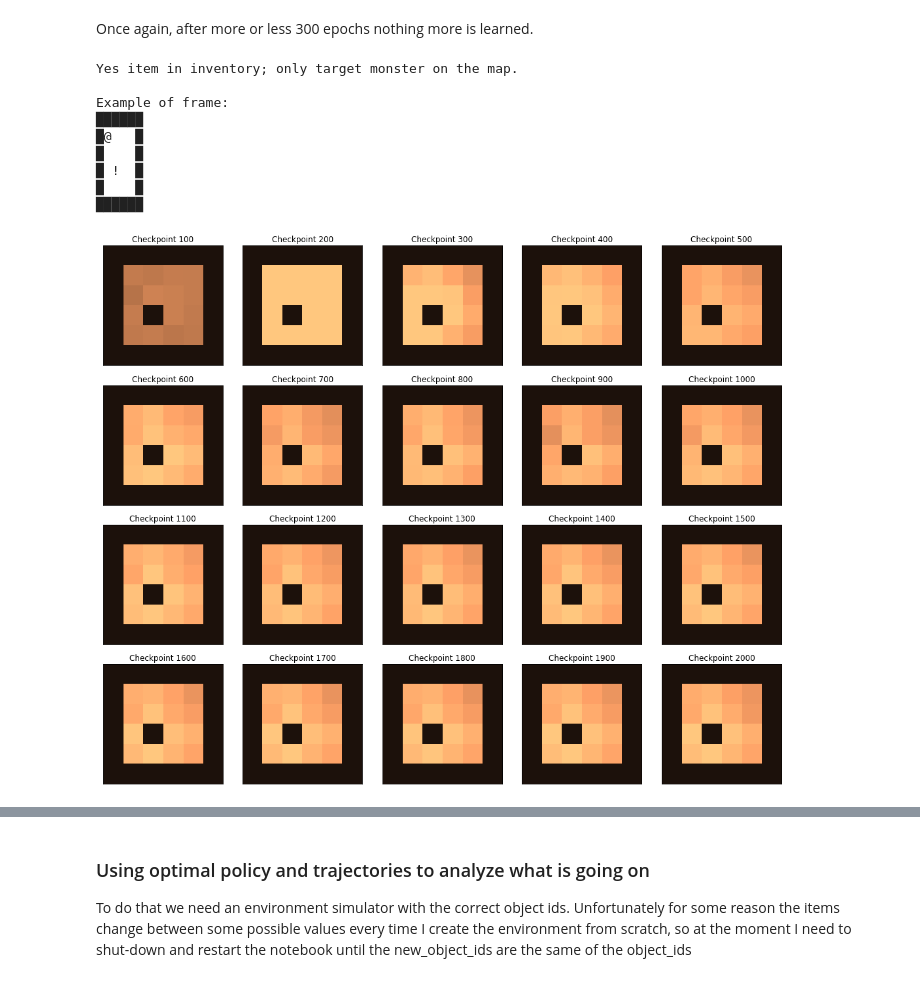
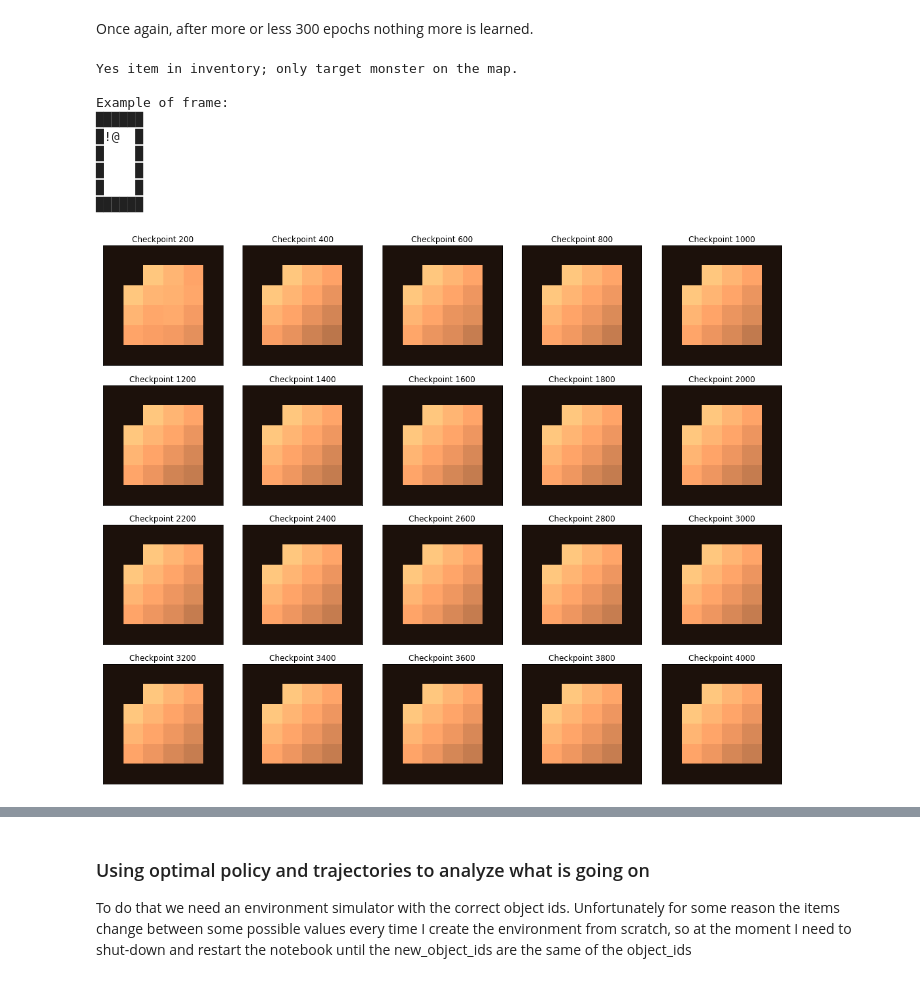
Before and after one commit to nicoladainese96/textMBRL, a Jupyter notebook: Value_debug_new.ipynb, the cells around one changed output, grey strips where cells are left out. Cells and saved outputs as stored; diff of their text form; code cells hidden in the pictures.

```diff
--- a/Value_debug_new.ipynb
+++ b/Value_debug_new.ipynb
@@ -45,7 +45,7 @@ loss_fn = F.mse_loss
 rb = train.nStepsReplayBuffer(memory_size, discount)
 # %%
 #training_dict = torch.load("saved/training_dict_n_steps_boot_100simul")
-training_dict = torch.load("save_dir/AAC/training_dict_2000")
+training_dict = torch.load("save_dir/optimal_value_AAE/training_dict_5000")
 object_ids = training_dict["object_ids"]
 value_net = training_dict["value_net"]
 target_net = training_dict["target_net"]
@@ -271,8 +281,8 @@ frames, targets = rb.get_batch(batch_size, n_steps, discount, target_net, device
 targets = targets.reshape(-1).cpu().numpy()
 with torch.no_grad():
     value_net.eval()
-    trg_values = target_net(frames).squeeze(1).cpu().numpy()
-    values = value_net(frames).squeeze(1).cpu().numpy()
+    trg_values = target_net(frames).flatten().cpu().numpy()
+    values = value_net(frames).flatten().cpu().numpy()
 diff = values - targets
 diff1 = values - trg_values
 # %%
@@ -1028,10 +1040,10 @@ class FrameGenerator:
         canvas = {"name":frame,"inv":inv}
         return canvas
 # %%
-#ID = "training_dict_n_steps_boot_100simul"
-checkpoint="2000"
+ID = "optimal_value_AAE"
+checkpoint="5000"
 #training_dict = torch.load("saved/"+ID+checkpoint)
-training_dict = torch.load("save_dir/AAC/training_dict_"+checkpoint)
+training_dict = torch.load("save_dir/%s/training_dict_%s"%(ID,checkpoint))
 try:
     episodes_played = training_dict["episodes_played"]
     training_params = training_dict["training_params"]
@@ -1848,8 +1867,8 @@ Summary of evaluations (1000 episodes):
 # %% [markdown]
 ## Confronting different checkpoints
 # %%
-checkpoints = np.arange(1,21)*100
-exp_id = "AAC"
+checkpoints = np.arange(1,21)*200
+exp_id = "optimal_value_AAE"
 evolution_of_eval = []
 for c in checkpoints:
     checkpoint="%d"%c
@@ -1980,20 +2011,20 @@ def render_value_map_many_checkpoints(exp_id, checkpoints, frame_generator, scen
     plt.tight_layout()
     plt.show()
 # %%
-exp_id = "AAC"
-checkpoints = np.arange(1,21)*100
+exp_id = "optimal_value_AAE"
+checkpoints = np.arange(1,21)*200
 render_value_map_many_checkpoints(exp_id, checkpoints, fg, scenario="first")
 # %% [output]
 Yes item in inventory; only target monster on the map.
 
 Example of frame:
 ██████
-█@   █
+█!@  █
 █    █
-█ !  █
+█    █
 █    █
 ██████
-[figure, old version]
+[figure, new version]
 # %%
 render_value_map_many_checkpoints(exp_id, checkpoints, fg, scenario="second")
 # %% [output]
```
Also changed, not shown: parts of 36 cells of this notebook, 27 other files.
